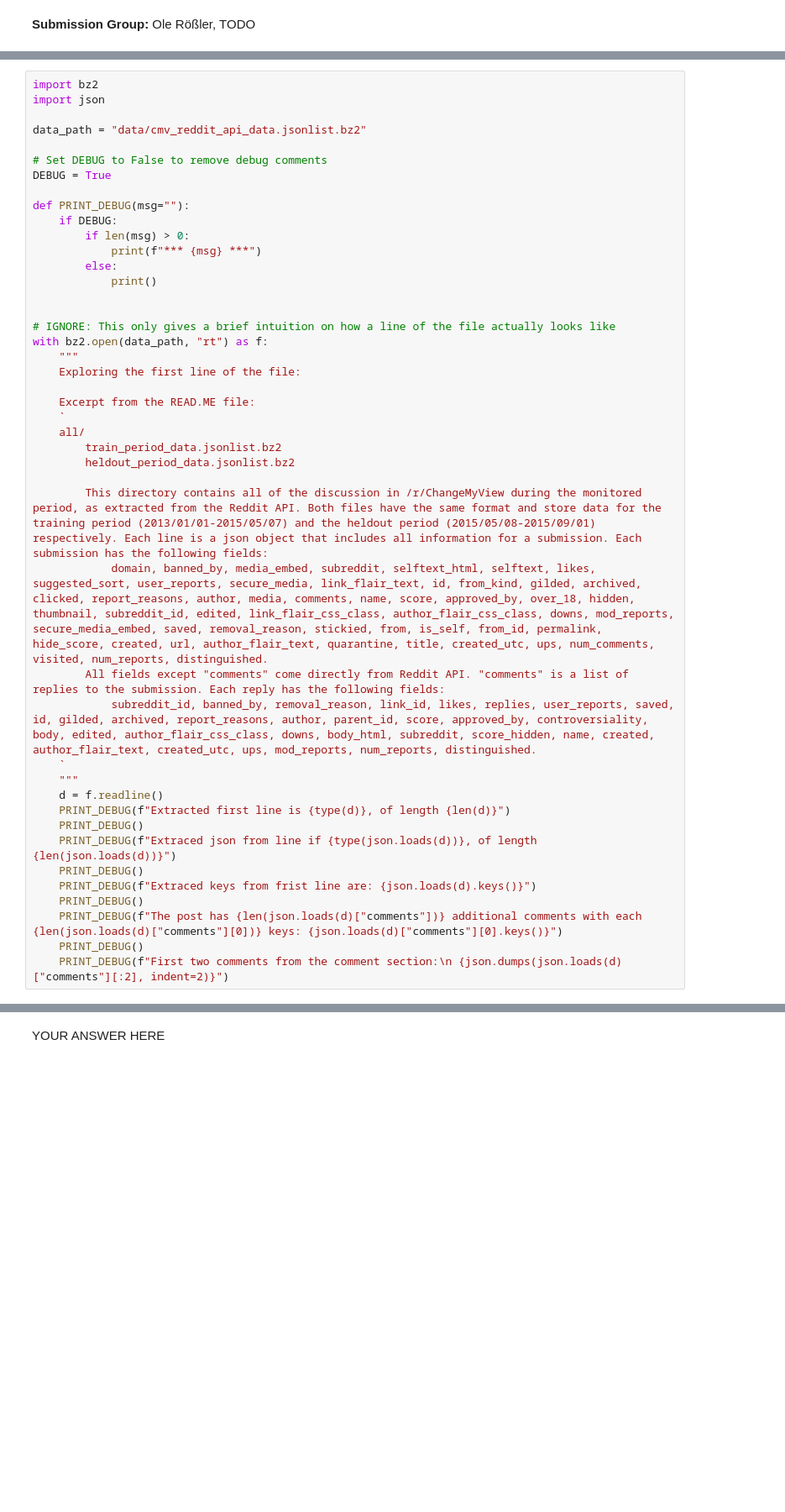
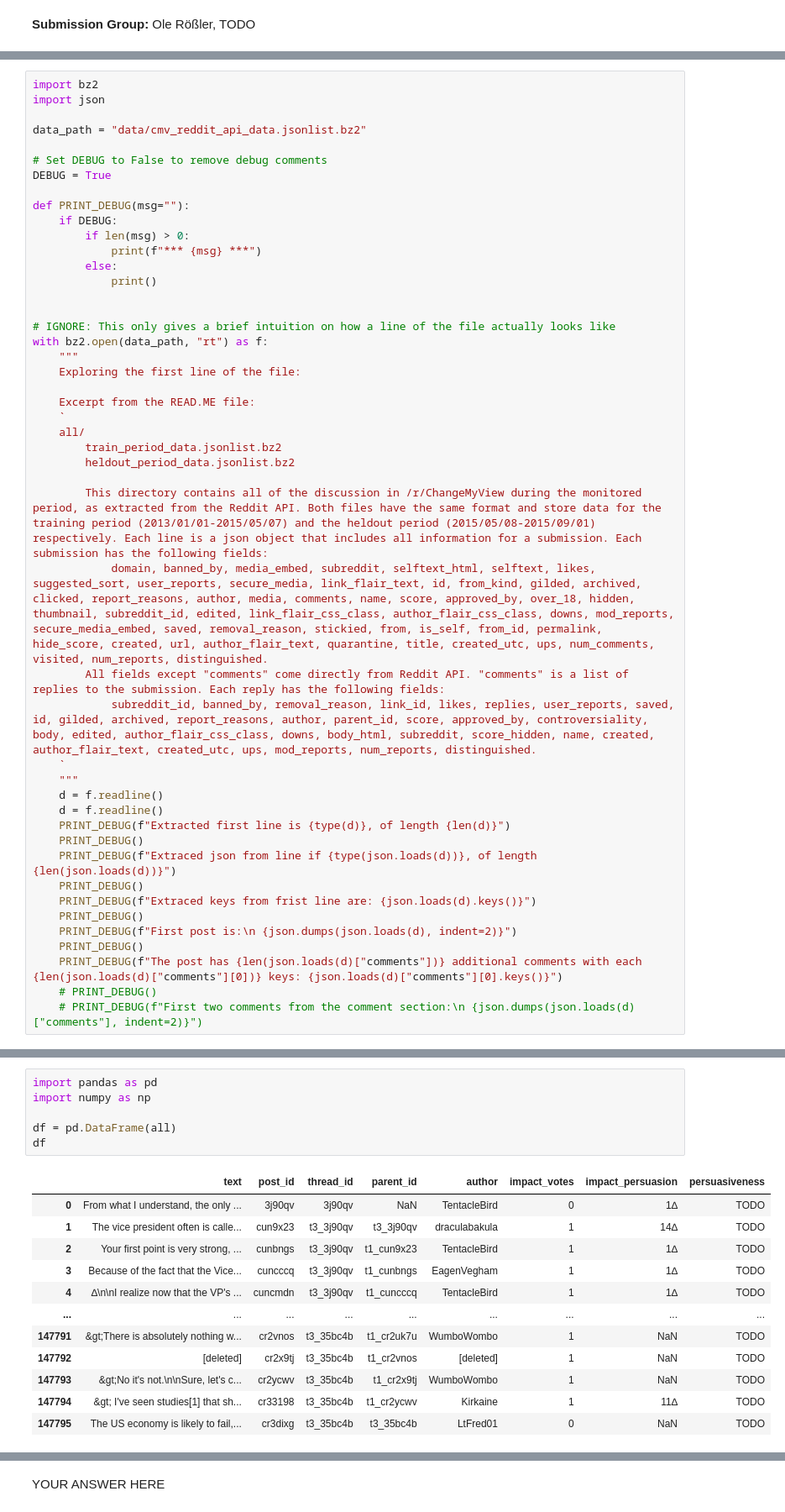
Before and after one commit to Ole-rgb/Lab-Argumentation-Technology, a Jupyter notebook: assignment-2.ipynb, the cells around one changed output, grey strips where cells are left out. Shown at 84% size. Saved outputs shown, nothing was run; the diff lists cells and outputs as text; blank space fills up the shorter version.

Commit message:
Extracted more entities from the data and created pandas dataframe with todos

```diff
--- a/assignment-2.ipynb
+++ b/assignment-2.ipynb
@@ -104,13 +104,16 @@ with bz2.open(data_path, "rt") as f:
     `
     """
     d = f.readline()
+    d = f.readline()
     PRINT_DEBUG(f"Extracted first line is {type(d)}, of length {len(d)}")
     PRINT_DEBUG()
     PRINT_DEBUG(f"Extraced json from line if {type(json.loads(d))}, of length {len(json.loads(d))}")
     PRINT_DEBUG()
     PRINT_DEBUG(f"Extraced keys from frist line are: {json.loads(d).keys()}")
     PRINT_DEBUG()
+    PRINT_DEBUG(f"First post is:\n {json.dumps(json.loads(d), indent=2)}")
+    PRINT_DEBUG()
     PRINT_DEBUG(f"The post has {len(json.loads(d)["comments"])} additional comments with each {len(json.loads(d)["comments"][0])} keys: {json.loads(d)["comments"][0].keys()}")
-    PRINT_DEBUG()
-    PRINT_DEBUG(f"First two comments from the comment section:\n {json.dumps(json.loads(d)["comments"][:2], indent=2)}")
+    # PRINT_DEBUG()
+    # PRINT_DEBUG(f"First two comments from the comment section:\n {json.dumps(json.loads(d)["comments"], indent=2)}")
 # %% [output]
@@ -170,0 +227,19 @@ raise NotImplementedError
+# %%
+import pandas as pd
+import numpy as np
+
+df = pd.DataFrame(all)
+df
+# %% [output]
+|  | text | post_id | thread_id | parent_id | author | impact_votes | impact_persuasion | persuasiveness |
+| 0 | From what I understand, the only ... | 3j90qv | 3j90qv | NaN | TentacleBird | 0 | 1∆ | TODO |
+| 1 | The vice president often is calle... | cun9x23 | t3_3j90qv | t3_3j90qv | draculabakula | 1 | 14∆ | TODO |
+| 2 | Your first point is very strong, ... | cunbngs | t3_3j90qv | t1_cun9x23 | TentacleBird | 1 | 1∆ | TODO |
+| 3 | Because of the fact that the Vice... | cuncccq | t3_3j90qv | t1_cunbngs | EagenVegham | 1 | 1∆ | TODO |
+| 4 | ∆\n\nI realize now that the VP's ... | cuncmdn | t3_3j90qv | t1_cuncccq | TentacleBird | 1 | 1∆ | TODO |
+| ... | ... | ... | ... | ... | ... | ... | ... | ... |
+| 147791 | &gt;There is absolutely nothing w... | cr2vnos | t3_35bc4b | t1_cr2uk7u | WumboWombo | 1 | NaN | TODO |
+| 147792 | [deleted] | cr2x9tj | t3_35bc4b | t1_cr2vnos | [deleted] | 1 | NaN | TODO |
+| 147793 | &gt;No it's not.\n\nSure, let's c... | cr2ycwv | t3_35bc4b | t1_cr2x9tj | WumboWombo | 1 | NaN | TODO |
+| 147794 | &gt; I've seen studies[1] that sh... | cr33198 | t3_35bc4b | t1_cr2ycwv | Kirkaine | 1 | 11∆ | TODO |
+| 147795 | The US economy is likely to fail,... | cr3dixg | t3_35bc4b | t3_35bc4b | LtFred01 | 0 | NaN | TODO |
```
Also changed, not shown: parts of 6 cells of this notebook.
